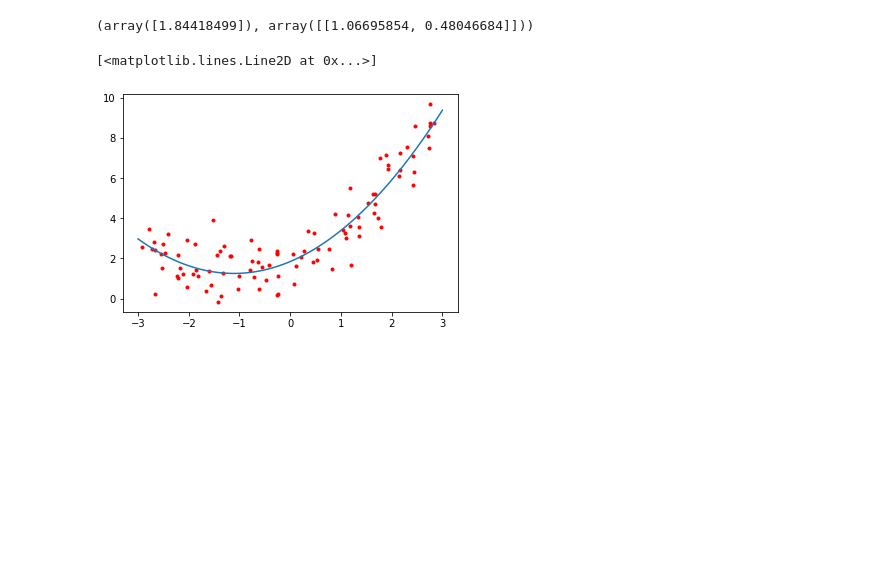
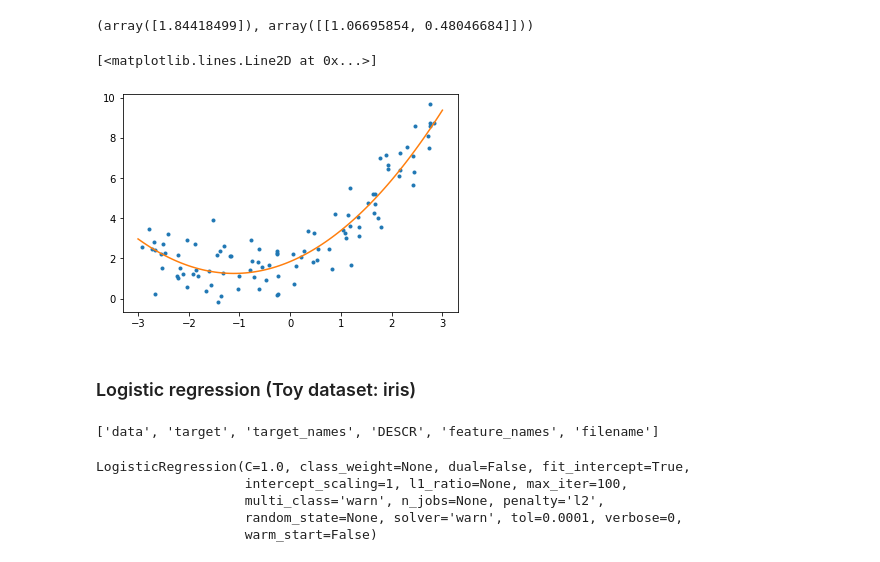
Before and after one commit to JOSE-PASILLAS/data_exploration, a Jupyter notebook: training_models.ipynb, the cells around one changed output. Drawn from its saved outputs; the diff is of its cells as text; code cells hidden in the pictures; blank space fills up the shorter version.

```diff
--- a/training_models.ipynb
+++ b/training_models.ipynb
@@ -74,10 +74,19 @@ lin_reg.intercept_, lin_reg.coef_
 # %%
 X_new = np.linspace(-3,3,100).reshape(100,1)
 X_new_poly = poly_features.transform(X_new)
 predictions = lin_reg.predict(X_new_poly)
 
-plt.plot(X,y,"r.")
+plt.plot(X,y,".")
 plt.plot(X_new, predictions, "-")
 # %% [output]
 [<matplotlib.lines.Line2D at 0x...>]
-[figure, old version]
+[figure, new version]
+# %% [markdown]
+### Logistic regression (Toy dataset: iris)
+# %%
+# Classifier based solely on petal width feature
+from sklearn import datasets
+iris = datasets.load_iris()
+list(iris.keys())
+# %% [output]
+['data', 'target', 'target_names', 'DESCR', 'feature_names', 'filename']
@@ -83,0 +96,11 @@ plt.plot(X_new, predictions, "-")
+# %%
+# Model training
+from sklearn.linear_model import LogisticRegression
+log_reg = LogisticRegression()
+log_reg.fit(X,y)
+# %% [output]
+LogisticRegression(C=1.0, class_weight=None, dual=False, fit_intercept=True,
+                   intercept_scaling=1, l1_ratio=None, max_iter=100,
+                   multi_class='warn', n_jobs=None, penalty='l2',
+                   random_state=None, solver='warn', tol=0.0001, verbose=0,
+                   warm_start=False)
```
Also changed, not shown: parts of 5 cells of this notebook, 1 other file.
